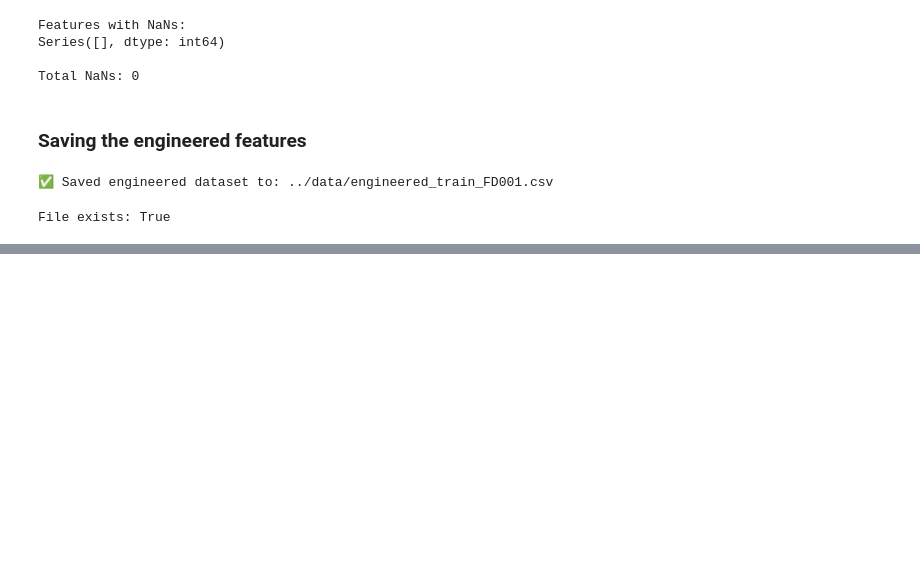
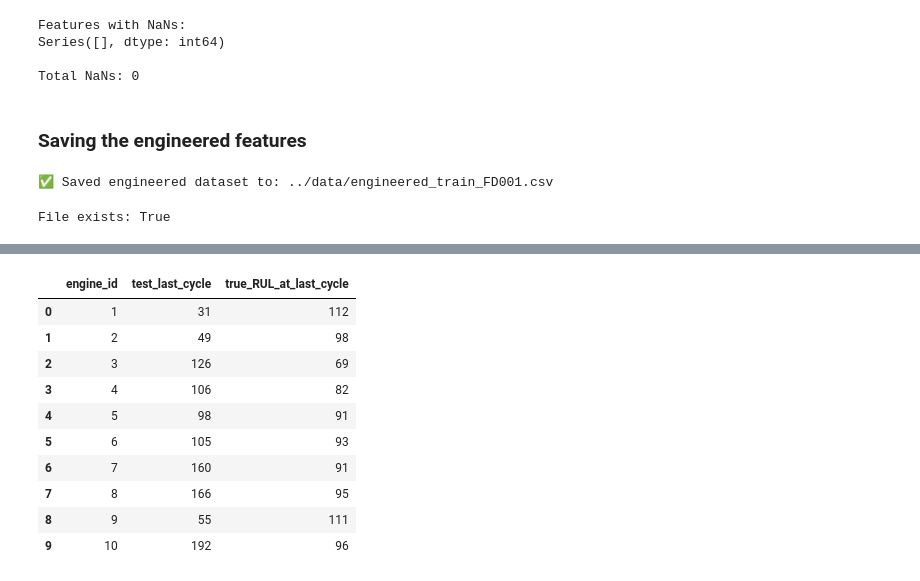
Before and after one commit to Bhav-creator452/predictive-maintenance-analyzer, a Jupyter notebook: notebooks/01_data_understanding.ipynb, the cells around one changed output, grey strips where cells are left out. Cells and saved outputs as stored; diff of their text form; code cells hidden in the pictures; blank space fills up the shorter version.

```diff
--- a/notebooks/01_data_understanding.ipynb
+++ b/notebooks/01_data_understanding.ipynb
@@ -807,0 +912,9 @@ File exists: True
+# %%
+test_rul = pd.read_csv(
+    "../data/RUL_FD001.txt",
+    sep=r"\s+",
+    header=None,
+    names=["true_RUL"]
+)
+
+test_rul.head(10)
@@ -807,0 +956,8 @@ File exists: True
+# %%
+test_max_cycles = (
+    test_df.groupby("engine_id")["cycle"]
+    .max()
+    .reset_index(name="test_last_cycle")
+)
+
+test_max_cycles.head(10)
@@ -807,0 +976,18 @@ File exists: True
+# %%
+test_summary = test_max_cycles.copy()
+
+test_summary["true_RUL_at_last_cycle"] = test_rul["true_RUL"].values
+
+test_summary.head(10)
+# %% [output]
+|  | engine_id | test_last_cycle | true_RUL_at_last_cycle |
+| 0 | 1 | 31 | 112 |
+| 1 | 2 | 49 | 98 |
+| 2 | 3 | 126 | 69 |
+| 3 | 4 | 106 | 82 |
+| 4 | 5 | 98 | 91 |
+| 5 | 6 | 105 | 93 |
+| 6 | 7 | 160 | 91 |
+| 7 | 8 | 166 | 95 |
+| 8 | 9 | 55 | 111 |
+| 9 | 10 | 192 | 96 |
```
Also changed, not shown: parts of 18 cells of this notebook, 1 other file.
